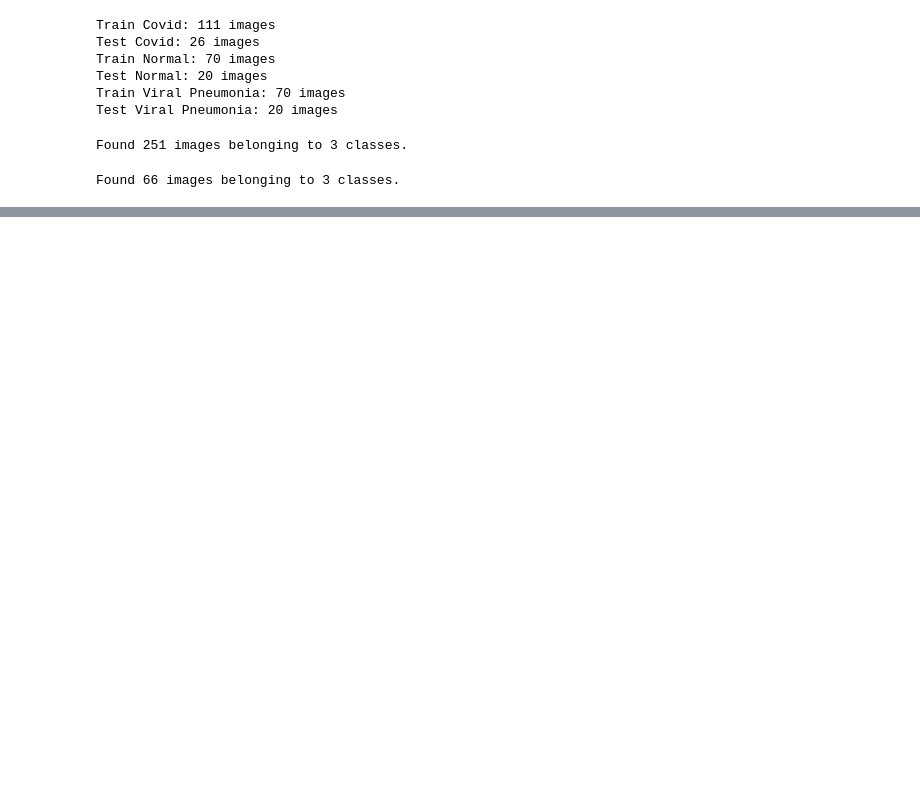
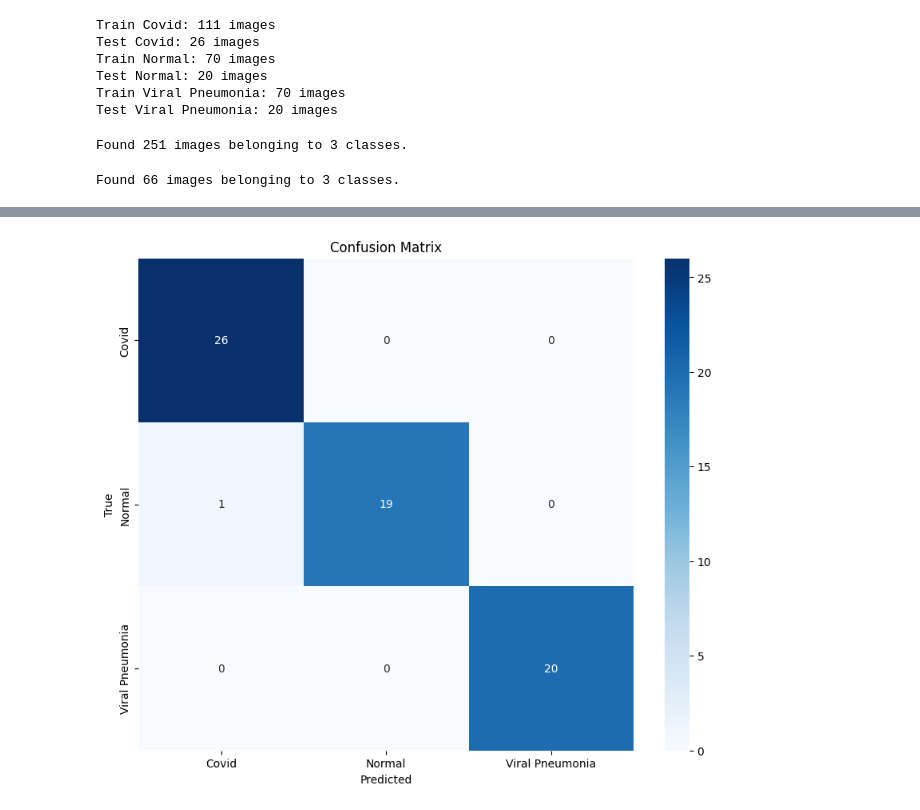
Before and after one commit to FutureShaper/Covid_X-Rays_Classification, a Jupyter notebook: Covid_X-Rays_Classification.ipynb, the cells around one changed output, grey strips where cells are left out. Cells and saved outputs as stored; diff of their text form; code cells hidden in the pictures; blank space fills up the shorter version.

Commit message:
Kaggle Notebook | Covid_X-Rays_Classification | Version 1

```diff
--- a/Covid_X-Rays_Classification.ipynb
+++ b/Covid_X-Rays_Classification.ipynb
@@ -86,7 +83,7 @@ for layer in base_model.layers:
 model.compile(optimizer=Adam(learning_rate=0.001), loss='categorical_crossentropy', metrics=['accuracy'])
 # %%
 # Model Training
-epochs = 20
+epochs = 6
 history = model.fit(
     train_generator,
     steps_per_epoch=train_generator.samples // batch_size,
@@ -132,0 +182,5 @@ plt.show()
+# %%
+# Make predictions on the test set
+predictions = model.predict(test_generator)
+predicted_classes = np.argmax(predictions, axis=1)
+true_classes = test_generator.classes
@@ -132,0 +189,5 @@ plt.show()
+# %%
+# Generate classification report
+class_names = list(test_generator.class_indices.keys())
+print("\nClassification Report:")
+print(classification_report(true_classes, predicted_classes, target_names=class_names))
@@ -132,0 +205,11 @@ plt.show()
+# %%
+# Create and plot confusion matrix
+cm = confusion_matrix(true_classes, predicted_classes)
+plt.figure(figsize=(10, 8))
+sns.heatmap(cm, annot=True, fmt='d', cmap='Blues', xticklabels=class_names, yticklabels=class_names)
+plt.title('Confusion Matrix')
+plt.xlabel('Predicted')
+plt.ylabel('True')
+plt.show()
+# %% [output]
+[figure, added]
```
Also changed, not shown: parts of 6 cells of this notebook.
